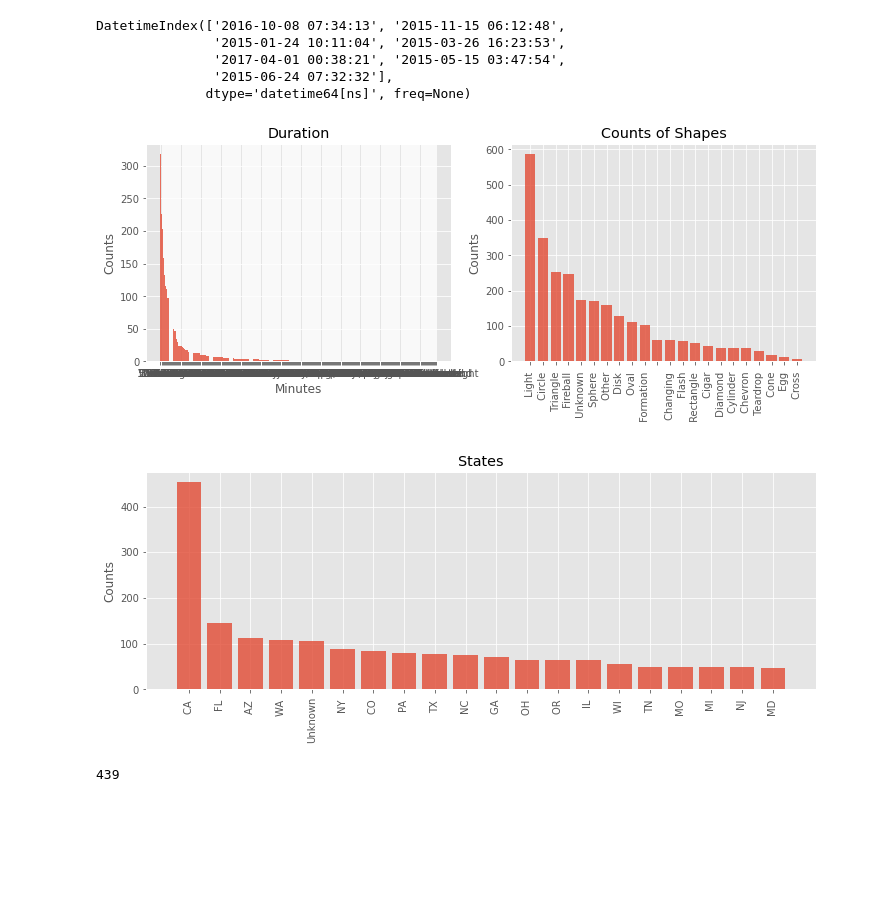
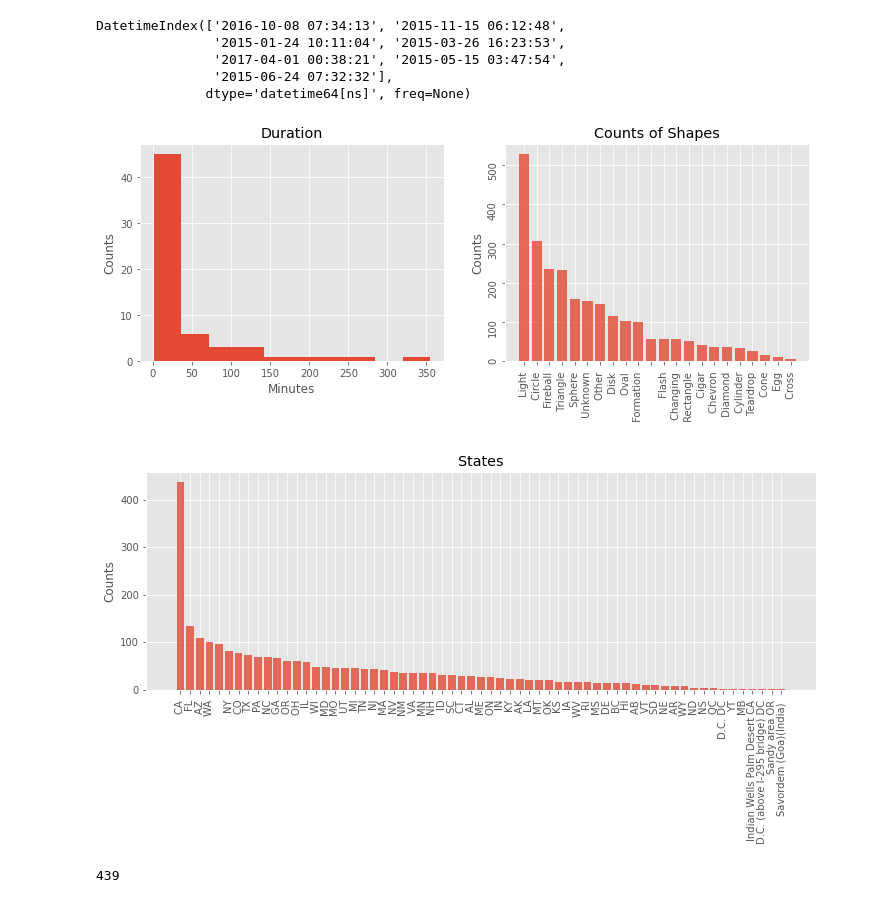
Before and after one commit to mkpetterson/UFO_sightings, a Jupyter notebook: EDA.ipynb, the cells around one changed output. Cells and saved outputs as stored; diff of their text form; code cells hidden in the pictures; blank space fills up the shorter version.

```diff
--- a/EDA.ipynb
+++ b/EDA.ipynb
@@ -82,0 +73,8 @@ Name: state, Length: 2735, dtype: object
+# %%
+data.drop('Duration', axis=1, inplace=True)
+# %%
+second_cols = data[data['dur2'] == 'second']
+minute_cols = data[data['dur2'] == 'minute']
+# %%
+second_cols['duration'] = second_cols['dur1']/60
+minute_cols['duration'] = minute_cols['dur1']
@@ -83,3 +93,6 @@ Name: state, Length: 2735, dtype: object
+# %%
+df = pd.concat([minute_cols, second_cols])
+data = df.copy()
 # %%
 def remove_notes(df):
 
@@ -119,8 +120,8 @@ shape_counts = data['Shape'].value_counts()
 fig, axes = plt.subplots(1,2,figsize=(12,4))
 
 ax = axes[0]
-duration_counts = data['Duration'].value_counts()
-ax.bar(duration_counts.index, height=duration_counts.values, alpha=0.8)
+duration_counts = data['duration'].value_counts()
+ax.hist(duration_counts)#.index, height=duration_counts.values, alpha=0.8)
 ax.set_title("Duration")
 ax.set_ylabel("Counts")
 ax.set_xlabel("Minutes")
@@ -129,26 +130,27 @@ ax = axes[1]
 ax.bar(shape_counts.index, height=shape_counts.values, alpha=0.8)
 ax.set_title("Counts of Shapes")
 ax.set_ylabel("Counts")
-plt.xticks(rotation=90)
+ax.tick_params(labelrotation=90)
+
 plt.savefig('images/shape_duration.png', bbox_inches='tight')
 # %% [output]
-[figure, old version]
+[figure, new version]
 # %%
 data['state'].value_counts().index
 labels = ['CA ', 'FL ', 'AZ ', 'WA ', 'Unknown', 'NY ', 'CO ', 'PA ', 'TX ', 'NC ',
        'GA ', 'OH ', 'OR ', 'IL ', 'WI ', 'TN ', 'MO ', 'MI ', 'NJ ', 'MD ']
 # %%
 # Locations
-state_counts = data['state'].value_counts()[:20]
+state_counts = data['State'].value_counts()
 fig, ax = plt.subplots(figsize=(12,4))
 
-ax.bar(labels, height=state_counts.values, alpha=0.8)
+ax.bar(state_counts.index, height=state_counts.values, alpha=0.8)
 ax.set_title("States")
 ax.set_ylabel("Counts")
 plt.xticks(rotation=90)
 plt.savefig('images/state_counts.png', bbox_inches='tight')
 # %% [output]
-[figure, old version]
+[figure, new version]
 # %%
 df = data.copy()
 # %%
```
Also changed, not shown: parts of 9 cells of this notebook, 9 other files.
